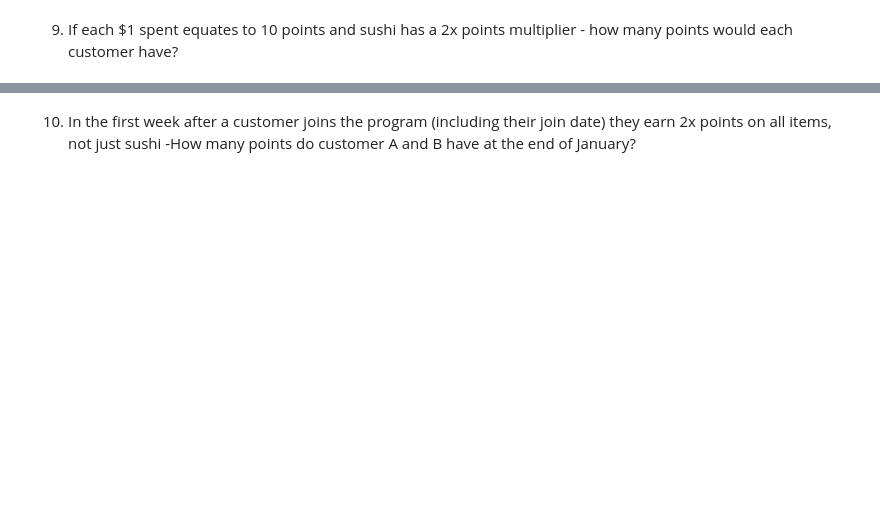
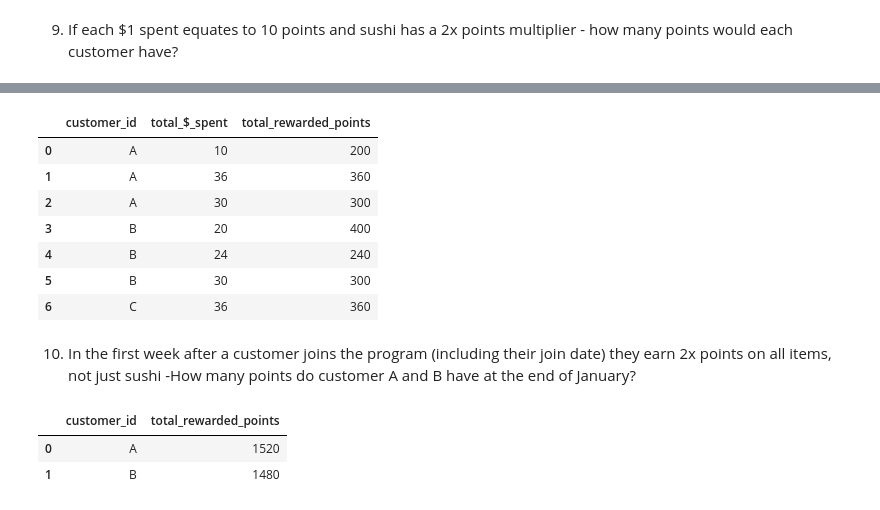
Before and after one commit to sdman135/DataBase-building-and-SQL-query-practice, a Jupyter notebook: Sqlite3-Exercise 2.ipynb, the cells around one changed output, grey strips where cells are left out. Cells and saved outputs as stored; diff of their text form; code cells hidden in the pictures; blank space fills up the shorter version.

```diff
--- a/Sqlite3-Exercise 2.ipynb
+++ b/Sqlite3-Exercise 2.ipynb
@@ -570,2 +560,50 @@ total_reward_points
+# %%
+pd.read_sql_query("""WITH price_points AS
+                     (SELECT *,
+                     CASE
+                      WHEN product_id = 1 THEN price * 20
+                      ELSE price * 10
+                      END AS points
+                     FROM menu)
+                     SELECT s.customer_id, SUM(p.price) AS total_$_spent, SUM(p.points) AS total_rewarded_points
+                     FROM price_points AS p
+                     JOIN sales AS s
+                      ON p.product_id = s.product_id
+                     GROUP BY s.customer_id, p.price, p.points;
+                     """,conn)
+# %% [output]
+|  | customer_id | total_$_spent | total_rewarded_points |
+| 0 | A | 10 | 200 |
+| 1 | A | 36 | 360 |
+| 2 | A | 30 | 300 |
+| 3 | B | 20 | 400 |
+| 4 | B | 24 | 240 |
+| 5 | B | 30 | 300 |
+| 6 | C | 36 | 360 |
 # %% [markdown]
 10) In the first week after a customer joins the program (including their join date) they earn 2x points on all items, not just sushi -How many points do customer A and B have at the end of January?
+# %%
+import datetime
+total_reward_points_member_bonus = pd.read_sql_query("""
+                                                        select s.customer_id,
+                                                            sum(case
+                                                                when (s.product_id = 1) or (me.join_date >= s.order_date <= (me.join_date + '0000-00-07'))
+                                                                     THEN (m.price * 10 * 2)
+                                                                else (m.price * 10)
+                                                                end) as total_rewarded_points
+                                                        from sales s
+                                                        inner join menu m
+                                                            on s.product_id = m.product_id
+                                                        left join members me
+                                                            on s.customer_id = me.customer_id
+                                                        where s.customer_id is 'A' or s.customer_id is 'B'
+                                                        group by s.customer_id
+                                                        having s.order_date < '2021-02-01'
+
+                                                        """,conn)
+
+total_reward_points_member_bonus
+# %% [output]
+|  | customer_id | total_rewarded_points |
+| 0 | A | 1520 |
+| 1 | B | 1480 |
```
Also changed, not shown: parts of 12 cells of this notebook.
